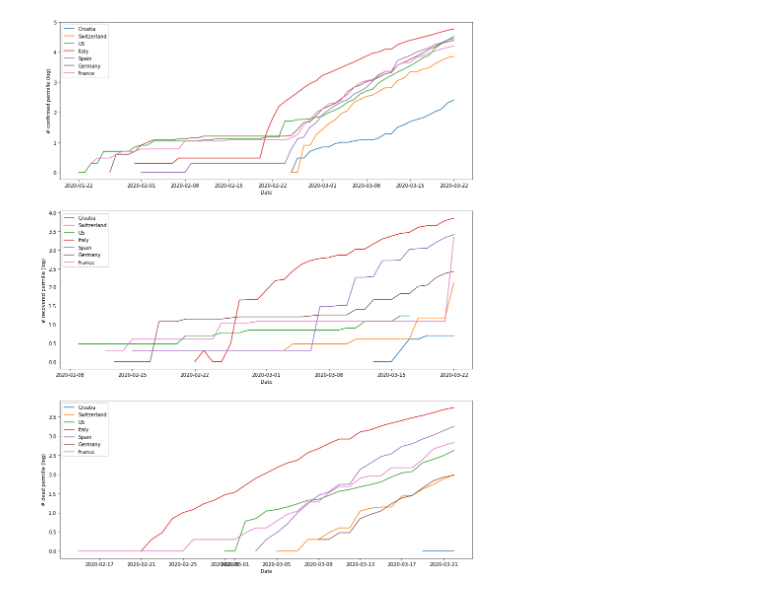
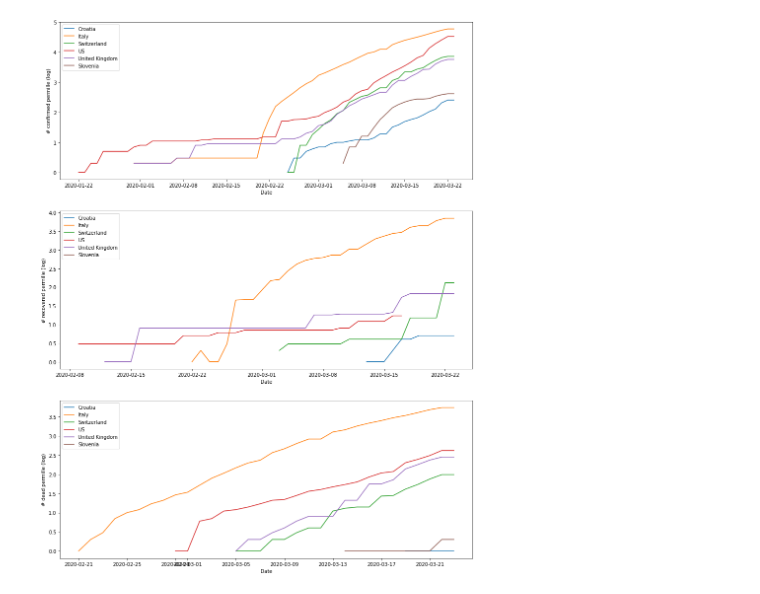
Before and after one commit to ibudiselic/covid, a Jupyter notebook: analyze.ipynb, the cells around one changed output. Saved outputs shown, nothing was run; the diff lists cells and outputs as text; code cells hidden in the pictures.

```diff
--- a/analyze.ipynb
+++ b/analyze.ipynb
@@ -121,23 +121,23 @@ IPython.OutputArea.auto_scroll_threshold = 9999;
 # %%
 def log(lst):
     return [None if x == 0 else math.log10(x) for x in lst]
 
 db = DB()
 
-to_plot = ['Croatia', 'Switzerland', 'US', 'Italy', 'Spain', 'Germany', 'France']
+countries_to_plot = ['Croatia', 'Italy', 'Switzerland', 'US', 'United Kingdom', 'Slovenia']
 fig, axes = plt.subplots(3, 1, figsize=(15, 20))
 
 for i, series in enumerate(['confirmed', 'recovered', 'dead']):
     ax = axes[i];
-    for cname in to_plot:
+    for cname in countries_to_plot:
         ax.plot(db.dates, log(db.country(cname).dispatch(series)), label=cname)
     ax.set_ylabel('# {} permille (log)'.format(series))
     ax.set_xlabel('Date')
     ax.legend()
 
 plt.show()
 # %% [output]
-[figure, old version]
+[figure, new version]
 # %%
 import numpy as np
 
```
Also changed, not shown: parts of 4 cells of this notebook, 3 other files.
